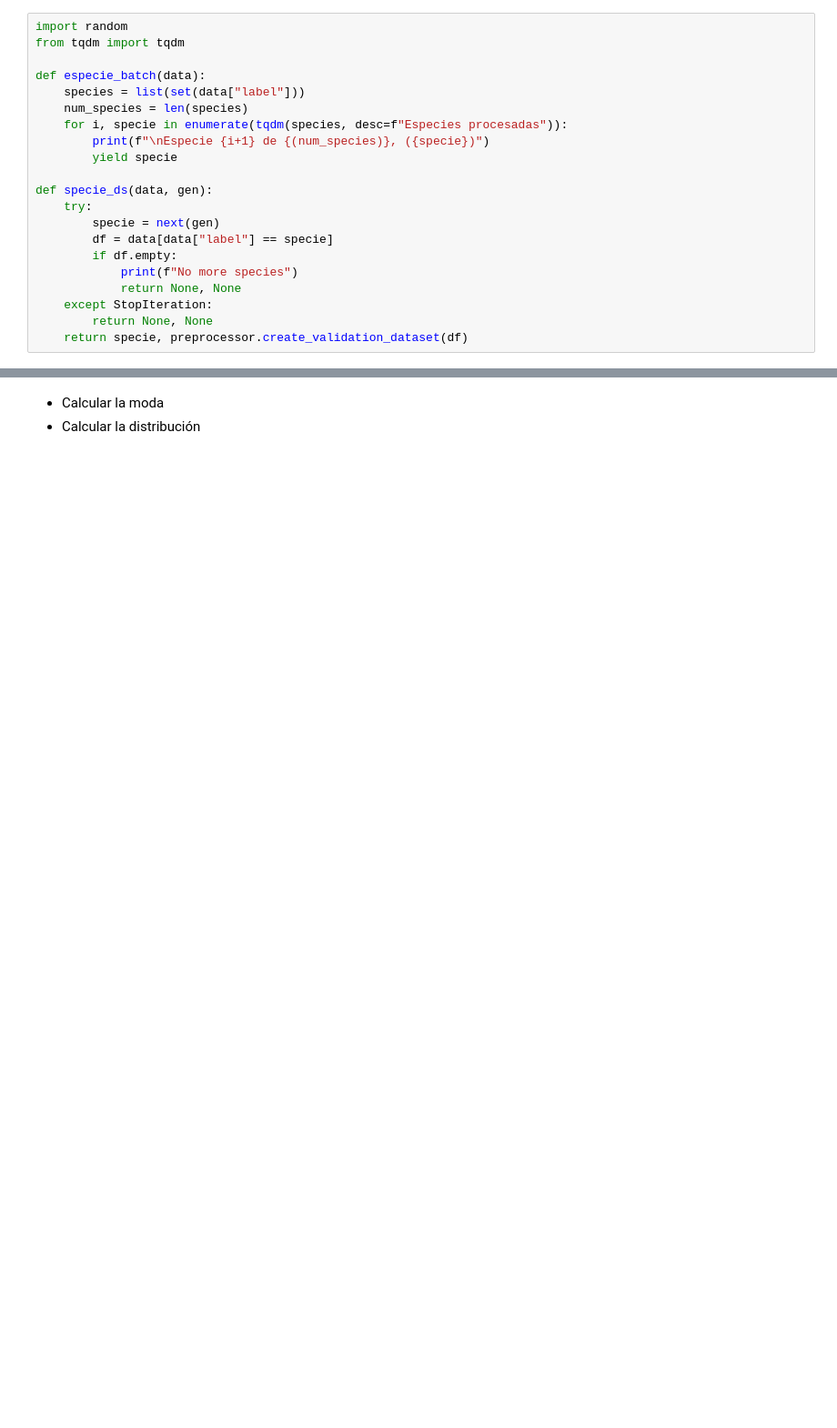
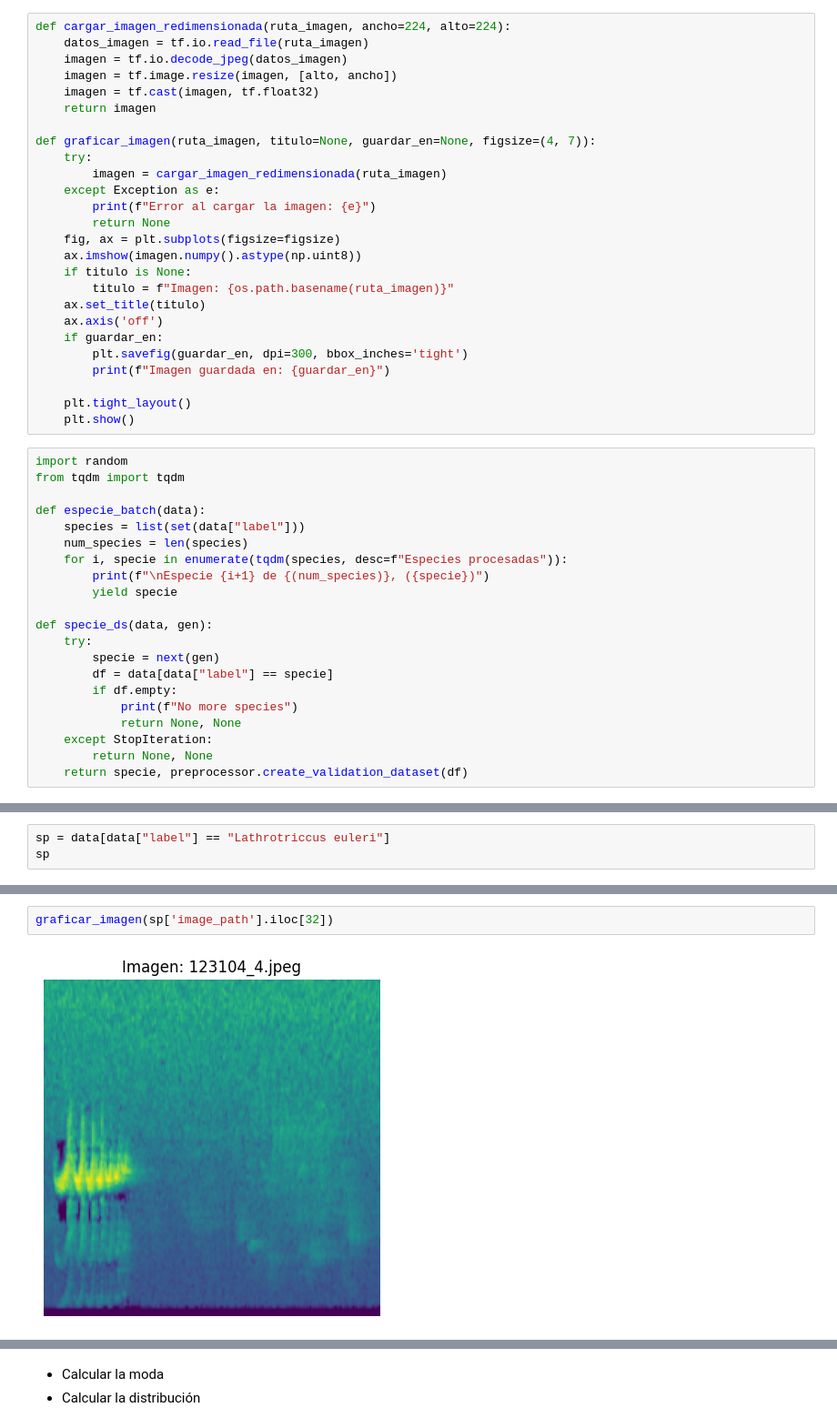
Before and after one commit to camiloacp/The-Evolutionary-Structure-of-Acoustic-Learnability-A-Deep-Learning-Approach-to-Neotropical-Birdsong, a Jupyter notebook: notebooks/11_Incertidumbres.ipynb, the cells around one changed output, grey strips where cells are left out. Shown at 91% size. Drawn from its saved outputs; the diff is of its cells as text; blank space fills up the shorter version.

```diff
--- a/notebooks/11_Incertidumbres.ipynb
+++ b/notebooks/11_Incertidumbres.ipynb
@@ -82,3 +86,29 @@ data.head()
+# %%
+def cargar_imagen_redimensionada(ruta_imagen, ancho=224, alto=224):
+    datos_imagen = tf.io.read_file(ruta_imagen)
+    imagen = tf.io.decode_jpeg(datos_imagen)
+    imagen = tf.image.resize(imagen, [alto, ancho])
+    imagen = tf.cast(imagen, tf.float32)
+    return imagen
+
+def graficar_imagen(ruta_imagen, titulo=None, guardar_en=None, figsize=(4, 7)):
+    try:
+        imagen = cargar_imagen_redimensionada(ruta_imagen)
+    except Exception as e:
+        print(f"Error al cargar la imagen: {e}")
+        return None
+    fig, ax = plt.subplots(figsize=figsize)
+    ax.imshow(imagen.numpy().astype(np.uint8))
+    if titulo is None:
+        titulo = f"Imagen: {os.path.basename(ruta_imagen)}"
+    ax.set_title(titulo)
+    ax.axis('off')
+    if guardar_en:
+        plt.savefig(guardar_en, dpi=300, bbox_inches='tight')
+        print(f"Imagen guardada en: {guardar_en}")
+
+    plt.tight_layout()
+    plt.show()
 # %%
 import random
 from tqdm import tqdm
@@ -222,0 +271,3 @@ df.head()
+# %%
+sp = data[data["label"] == "Lathrotriccus euleri"]
+sp
@@ -222,0 +292,4 @@ df.head()
+# %%
+graficar_imagen(sp['image_path'].iloc[32])
+# %% [output]
+[figure, added]
```
Also changed, not shown: parts of 57 cells of this notebook.
